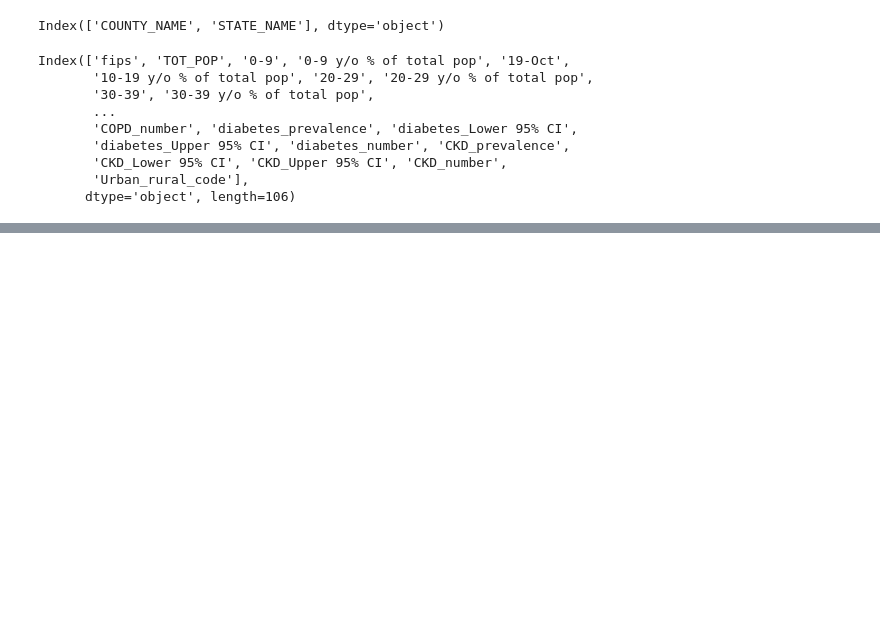
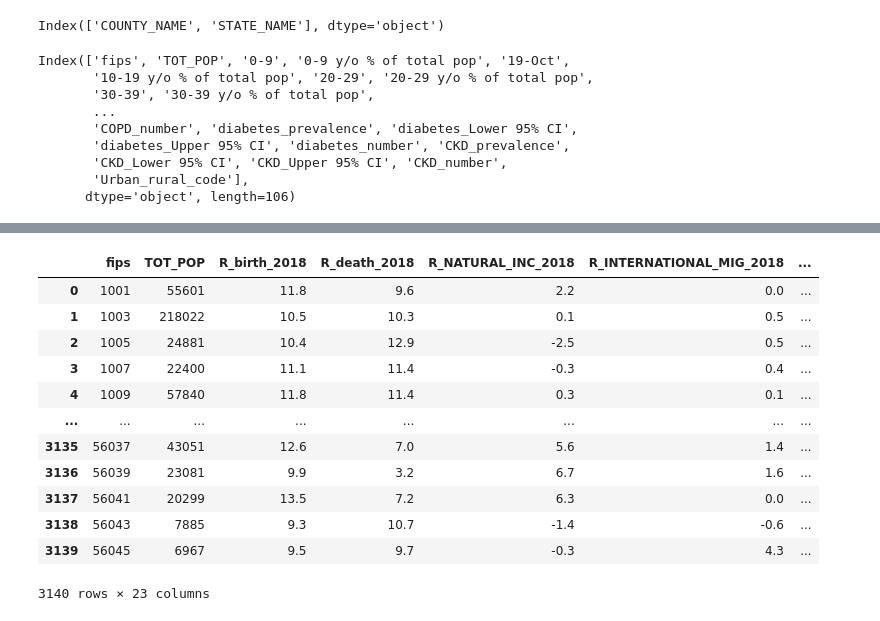
Before and after one commit to fevc08/regularized_linear_regression_project, a Jupyter notebook: src/explore.ipynb, the cells around one changed output, grey strips where cells are left out. Drawn from its saved outputs; the diff is of its cells as text; code cells hidden in the pictures; blank space fills up the shorter version.

```diff
--- a/src/explore.ipynb
+++ b/src/explore.ipynb
@@ -126,0 +161,27 @@ KeyError: "None of [Index(['fertility', 'HIV'], dtype='object')] are in the [col
+# %%
+# Drop the columns that are not needed
+sociodemographic.drop(
+    [
+        '0-9','0-9 y/o % of total pop','19-Oct', '10-19 y/o % of total pop', '20-29', '20-29 y/o % of total pop', '30-39', '30-39 y/o % of total pop', '40-49',
+        '40-49 y/o % of total pop', '50-59', '50-59 y/o % of total pop', '60-69', '60-69 y/o % of total pop', '70-79', '70-79 y/o % of total pop', '80+', '80+ y/o % of total pop',
+        'White-alone pop', '% White-alone', 'Black-alone pop', '% Black-alone', 'Native American/American Indian-alone pop', '% NA/AI-alone', 'Asian-alone pop', '% Asian-alone',
+        'Hawaiian/Pacific Islander-alone pop', '% Hawaiian/PI-alone', 'Two or more races pop', '% Two or more races', 'POP_ESTIMATE_2018', 'N_POP_CHG_2018', 'GQ_ESTIMATES_2018',
+        'Percent of adults with less than a high school diploma 2014-18', 'Percent of adults with a high school diploma only 2014-18',
+        "Percent of adults completing some college or associate's degree 2014-18", "Percent of adults with a bachelor's degree or higher 2014-18"
+    ]
+    , axis=1, inplace=True)
+sociodemographic
+# %% [output]
+|  | fips | TOT_POP | R_birth_2018 | R_death_2018 | R_NATURAL_INC_2018 | R_INTERNATIONAL_MIG_2018 | ... |
+| 0 | 1001 | 55601 | 11.8 | 9.6 | 2.2 | 0.0 | ... |
+| 1 | 1003 | 218022 | 10.5 | 10.3 | 0.1 | 0.5 | ... |
+| 2 | 1005 | 24881 | 10.4 | 12.9 | -2.5 | 0.5 | ... |
+| 3 | 1007 | 22400 | 11.1 | 11.4 | -0.3 | 0.4 | ... |
+| 4 | 1009 | 57840 | 11.8 | 11.4 | 0.3 | 0.1 | ... |
+| ... | ... | ... | ... | ... | ... | ... | ... |
+| 3135 | 56037 | 43051 | 12.6 | 7.0 | 5.6 | 1.4 | ... |
+| 3136 | 56039 | 23081 | 9.9 | 3.2 | 6.7 | 1.6 | ... |
+| 3137 | 56041 | 20299 | 13.5 | 7.2 | 6.3 | 0.0 | ... |
+| 3138 | 56043 | 7885 | 9.3 | 10.7 | -1.4 | -0.6 | ... |
+| 3139 | 56045 | 6967 | 9.5 | 9.7 | -0.3 | 4.3 | ... |
+3140 rows × 23 columns
```
Also changed, not shown: parts of 9 cells of this notebook.
